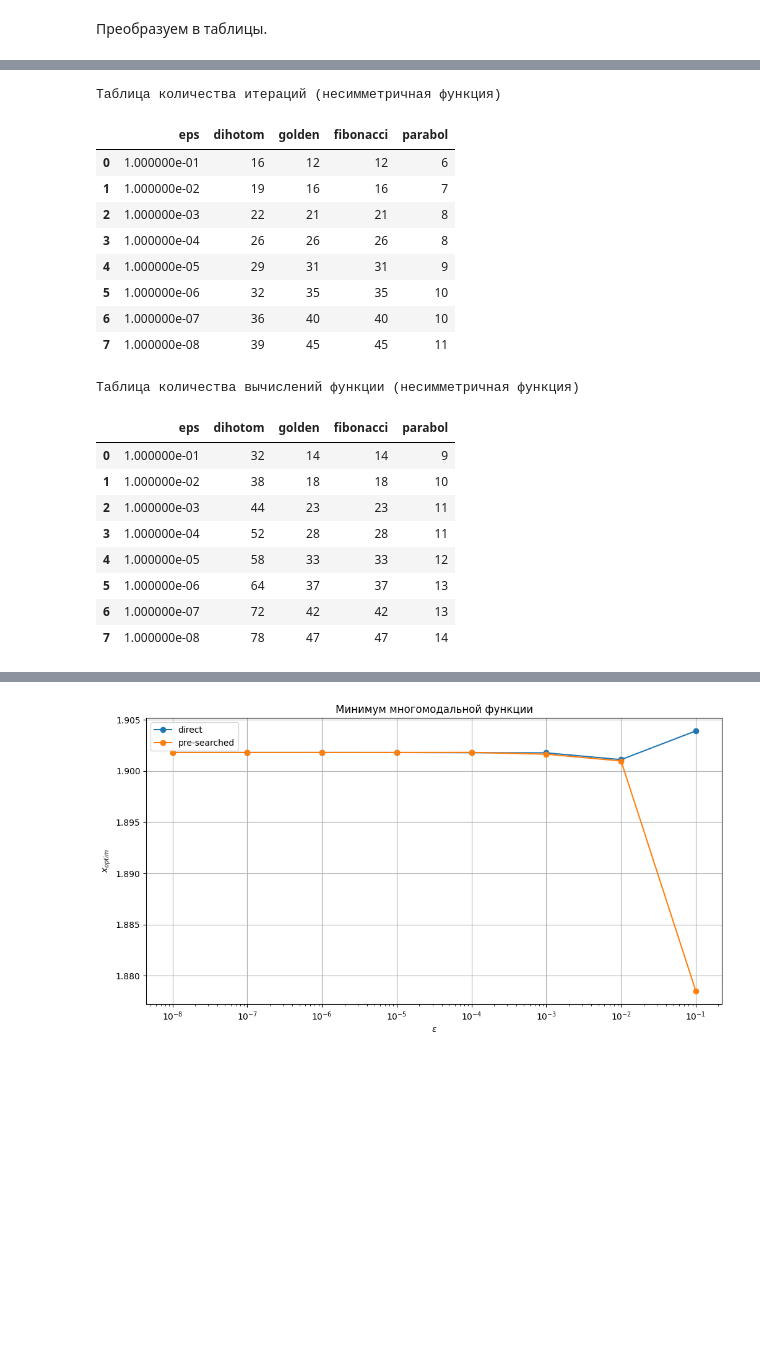
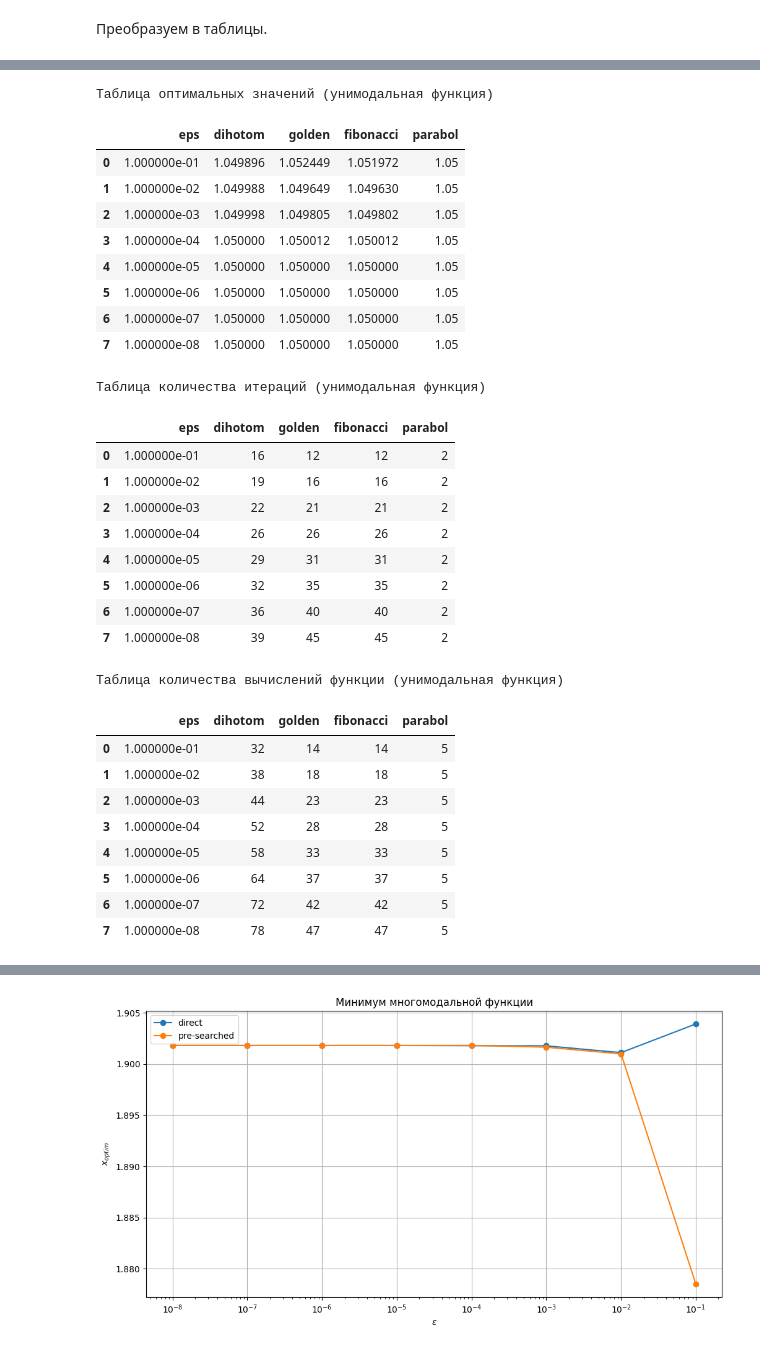
Before and after one commit to romangorbunov91/linear-search, a Jupyter notebook: notebook.ipynb, the cells around one changed output, grey strips where cells are left out. Cells and saved outputs as stored; diff of their text form; code cells hidden in the pictures; blank space fills up the shorter version.

```diff
--- a/notebook.ipynb
+++ b/notebook.ipynb
@@ -518,28 +513,0 @@ display(x_optim_df)
-# %%
-print('Таблица количества итераций (' + func_comment + ' функция)')
-display(iter_counter_df)
-# %% [output]
-Таблица количества итераций (несимметричная функция)
-|  | eps | dihotom | golden | fibonacci | parabol |
-| 0 | 1.000000e-01 | 16 | 12 | 12 | 6 |
-| 1 | 1.000000e-02 | 19 | 16 | 16 | 7 |
-| 2 | 1.000000e-03 | 22 | 21 | 21 | 8 |
-| 3 | 1.000000e-04 | 26 | 26 | 26 | 8 |
-| 4 | 1.000000e-05 | 29 | 31 | 31 | 9 |
-| 5 | 1.000000e-06 | 32 | 35 | 35 | 10 |
-| 6 | 1.000000e-07 | 36 | 40 | 40 | 10 |
-| 7 | 1.000000e-08 | 39 | 45 | 45 | 11 |
-# %%
-print('Таблица количества вычислений функции (' + func_comment + ' функция)')
-display(func_counter_df)
-# %% [output]
-Таблица количества вычислений функции (несимметричная функция)
-|  | eps | dihotom | golden | fibonacci | parabol |
-| 0 | 1.000000e-01 | 32 | 14 | 14 | 9 |
-| 1 | 1.000000e-02 | 38 | 18 | 18 | 10 |
-| 2 | 1.000000e-03 | 44 | 23 | 23 | 11 |
-| 3 | 1.000000e-04 | 52 | 28 | 28 | 11 |
-| 4 | 1.000000e-05 | 58 | 33 | 33 | 12 |
-| 5 | 1.000000e-06 | 64 | 37 | 37 | 13 |
-| 6 | 1.000000e-07 | 72 | 42 | 42 | 13 |
-| 7 | 1.000000e-08 | 78 | 47 | 47 | 14 |
@@ -548,0 +514,45 @@ plot_name = ['Минимум функции', 'Количество итерац
+# %%
+plot_list = [x_optim_df, iter_counter_df, func_counter_df]
+plot_name = ['x-координата минимума функции', 'Количество итераций', 'Количество вычислений функции']
+fig_name = ['x_optim', 'iter_number', 'func_calc_number']
+
+tbl_title = [0] * 3
+
+tbl_title[0] = 'Таблица оптимальных значений (' + func_comment + ' функция)'
+tbl_title[1] = 'Таблица количества итераций (' + func_comment + ' функция)'
+tbl_title[2] = 'Таблица количества вычислений функции (' + func_comment + ' функция)'
+
+for tbl_tlt, plt_lst in zip(tbl_title, plot_list):
+    print(tbl_tlt)
+    display(plt_lst)
+# %% [output]
+Таблица оптимальных значений (унимодальная функция)
+|  | eps | dihotom | golden | fibonacci | parabol |
+| 0 | 1.000000e-01 | 1.049896 | 1.052449 | 1.051972 | 1.05 |
+| 1 | 1.000000e-02 | 1.049988 | 1.049649 | 1.049630 | 1.05 |
+| 2 | 1.000000e-03 | 1.049998 | 1.049805 | 1.049802 | 1.05 |
+| 3 | 1.000000e-04 | 1.050000 | 1.050012 | 1.050012 | 1.05 |
+| 4 | 1.000000e-05 | 1.050000 | 1.050000 | 1.050000 | 1.05 |
+| 5 | 1.000000e-06 | 1.050000 | 1.050000 | 1.050000 | 1.05 |
+| 6 | 1.000000e-07 | 1.050000 | 1.050000 | 1.050000 | 1.05 |
+| 7 | 1.000000e-08 | 1.050000 | 1.050000 | 1.050000 | 1.05 |
+Таблица количества итераций (унимодальная функция)
+|  | eps | dihotom | golden | fibonacci | parabol |
+| 0 | 1.000000e-01 | 16 | 12 | 12 | 2 |
+| 1 | 1.000000e-02 | 19 | 16 | 16 | 2 |
+| 2 | 1.000000e-03 | 22 | 21 | 21 | 2 |
+| 3 | 1.000000e-04 | 26 | 26 | 26 | 2 |
+| 4 | 1.000000e-05 | 29 | 31 | 31 | 2 |
+| 5 | 1.000000e-06 | 32 | 35 | 35 | 2 |
+| 6 | 1.000000e-07 | 36 | 40 | 40 | 2 |
+| 7 | 1.000000e-08 | 39 | 45 | 45 | 2 |
+Таблица количества вычислений функции (унимодальная функция)
+|  | eps | dihotom | golden | fibonacci | parabol |
+| 0 | 1.000000e-01 | 32 | 14 | 14 | 5 |
+| 1 | 1.000000e-02 | 38 | 18 | 18 | 5 |
+| 2 | 1.000000e-03 | 44 | 23 | 23 | 5 |
+| 3 | 1.000000e-04 | 52 | 28 | 28 | 5 |
+| 4 | 1.000000e-05 | 58 | 33 | 33 | 5 |
+| 5 | 1.000000e-06 | 64 | 37 | 37 | 5 |
+| 6 | 1.000000e-07 | 72 | 42 | 42 | 5 |
+| 7 | 1.000000e-08 | 78 | 47 | 47 | 5 |
```
Also changed, not shown: parts of 20 cells of this notebook, 1 other file.
